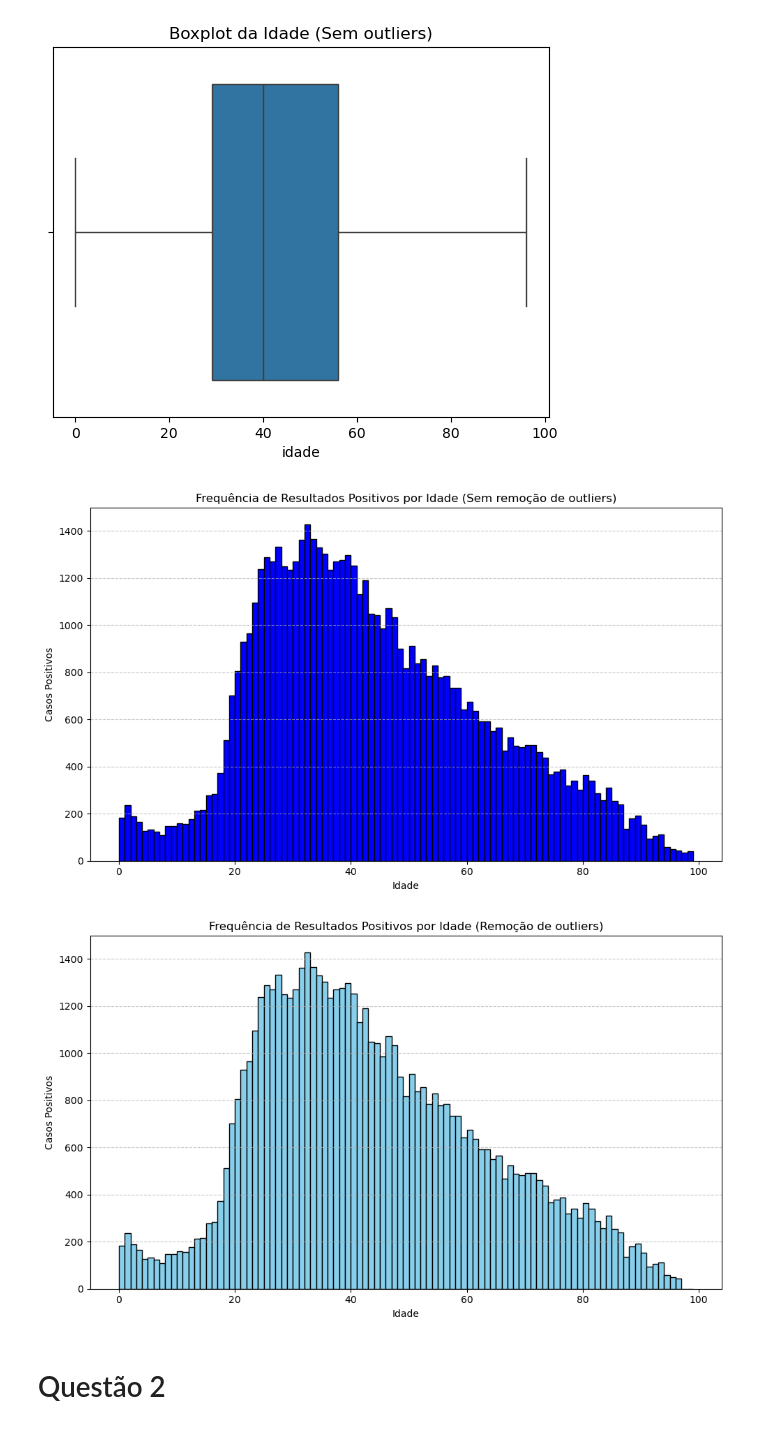
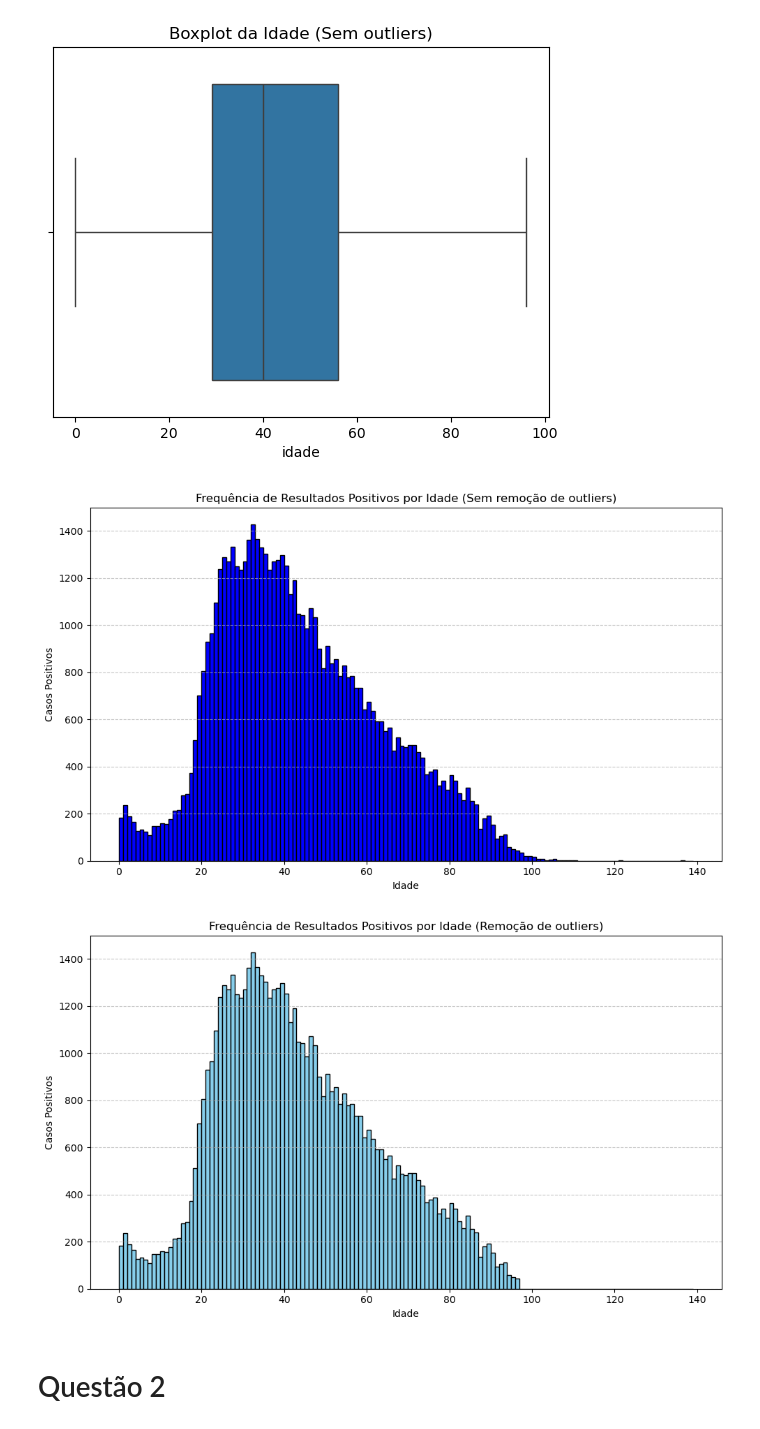
Before and after one commit to joao1pedro/CKP8200-BDA, a Jupyter notebook: trabalhos/trabalho_01/trabalho_1.ipynb, the cells around one changed output. Saved outputs shown, nothing was run; the diff lists cells and outputs as text; code cells hidden in the pictures.

```diff
--- a/trabalhos/trabalho_01/trabalho_1.ipynb
+++ b/trabalhos/trabalho_01/trabalho_1.ipynb
@@ -133,25 +133,25 @@ Limite inferior: -11.5, Limite superior: 96.5
 [figure]
 # %%
 plt.figure(figsize=(10, 6))
-plt.hist(df_cvd1_pos['idade'], bins=range(0, 100, 1), color='blue', edgecolor='black')
+plt.hist(df_cvd1_pos['idade'], bins=range(0, 140, 1), color='blue', edgecolor='black')
 plt.title('Frequência de Resultados Positivos por Idade (Sem remoção de outliers)')
 plt.xlabel('Idade')
 plt.ylabel('Casos Positivos')
 plt.grid(axis='y', linestyle='--', alpha=0.7)
 plt.tight_layout()
 plt.show()
 
 plt.figure(figsize=(10, 6))
-plt.hist(df_cvd1_pos_iqr['idade'], bins=range(0, 100, 1), color='skyblue', edgecolor='black')
+plt.hist(df_cvd1_pos_iqr['idade'], bins=range(0, 140, 1), color='skyblue', edgecolor='black')
 plt.title('Frequência de Resultados Positivos por Idade (Remoção de outliers)')
 plt.xlabel('Idade')
 plt.ylabel('Casos Positivos')
 plt.grid(axis='y', linestyle='--', alpha=0.7)
 plt.tight_layout()
 plt.show()
 # %% [output]
-[figure, old version]
+[figure, new version]
-[figure, old version]
+[figure, new version]
 # %% [markdown]
 # Questão 2
 # %%
```
